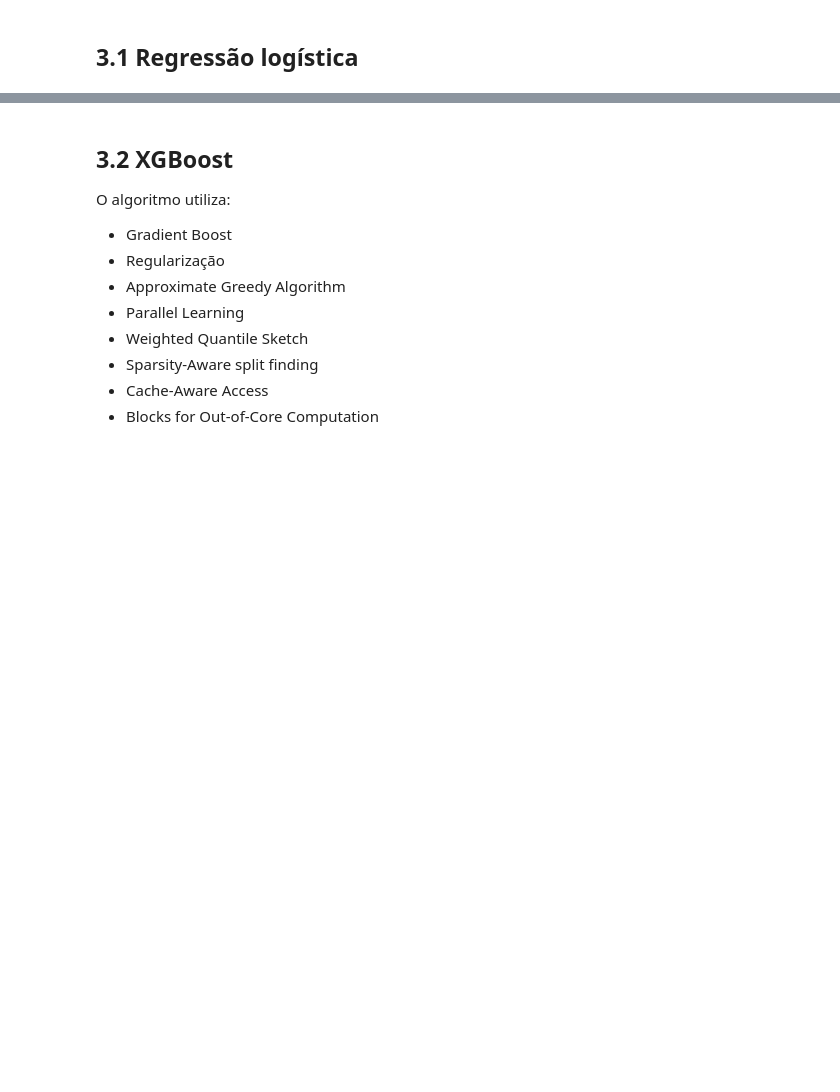
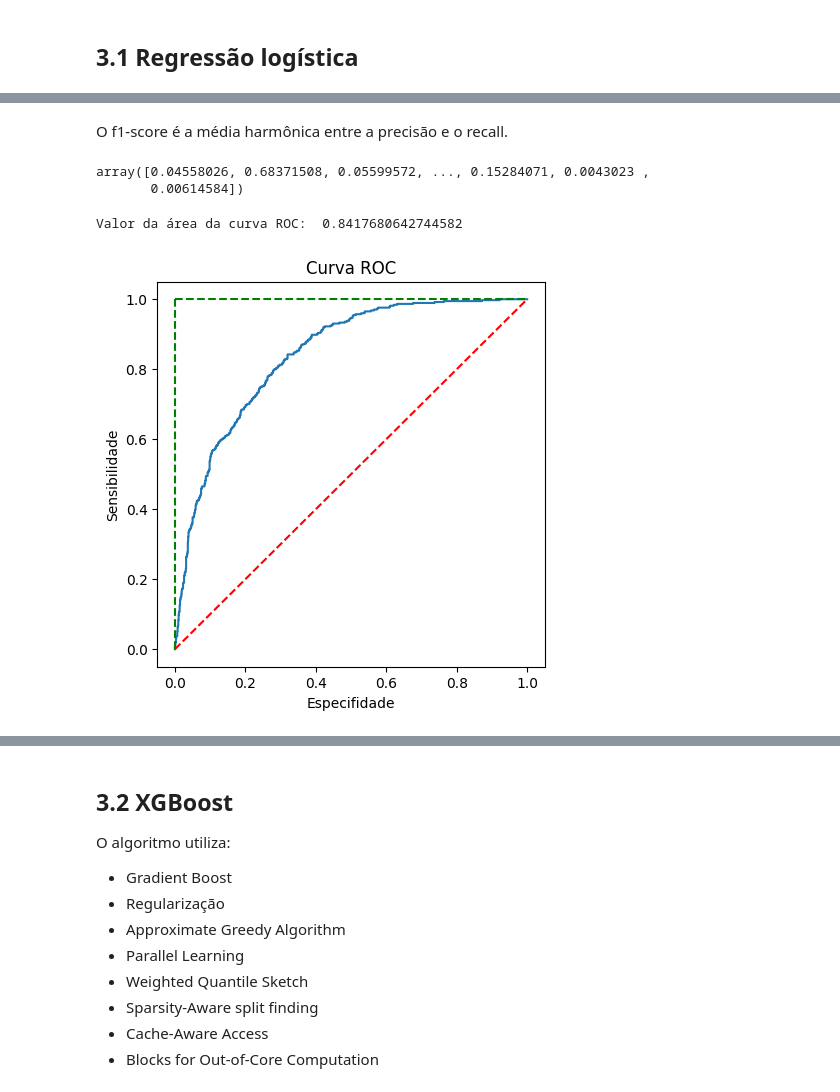
Before and after one commit to KarenAlmeida23/vendasML, a Jupyter notebook: Churn_Telco.ipynb, the cells around one changed output, grey strips where cells are left out. Saved outputs shown, nothing was run; the diff lists cells and outputs as text; code cells hidden in the pictures; blank space fills up the shorter version.

```diff
--- a/Churn_Telco.ipynb
+++ b/Churn_Telco.ipynb
@@ -329,0 +388,25 @@ y_pred_log = modelo_log.predict(X_test_std)
+# %% [markdown]
+O f1-score é a média harmônica entre a precisão e o recall.
+# %%
+prob_predict = model.predict_proba(X_test_std)[:,1] # Par de probabilidades do evento ser predito como '1' ou '0'
+prob_predict
+# %% [output]
+array([0.04558026, 0.68371508, 0.05599572, ..., 0.15284071, 0.0043023 ,
+       0.00614584])
+# %%
+from sklearn.metrics import roc_curve, roc_auc_score
+
+taxa_falsos_positivos, taxa_verdadeiros_positivos, limite = roc_curve(y_test, prob_predict)
+print('Valor da área da curva ROC: ', roc_auc_score(y_test, prob_predict))
+
+plt.subplots(1, figsize=(5,5))
+plt.title('Curva ROC')
+plt.plot(taxa_falsos_positivos,taxa_verdadeiros_positivos)
+plt.xlabel('Especifidade')
+plt.ylabel('Sensibilidade')
+plt.plot([0, 1], ls="--", c = 'red') #plotando linha guia pontilhada vermelha
+plt.plot([0, 0], [1, 0], ls="--", c = 'green'), plt.plot([1, 1], ls="--", c = 'green') #plotando linha guia pontilhada verde
+plt.show()
+# %% [output]
+Valor da área da curva ROC:  0.8417680642744582
+[figure, added]
```
Also changed, not shown: parts of 45 cells of this notebook.
